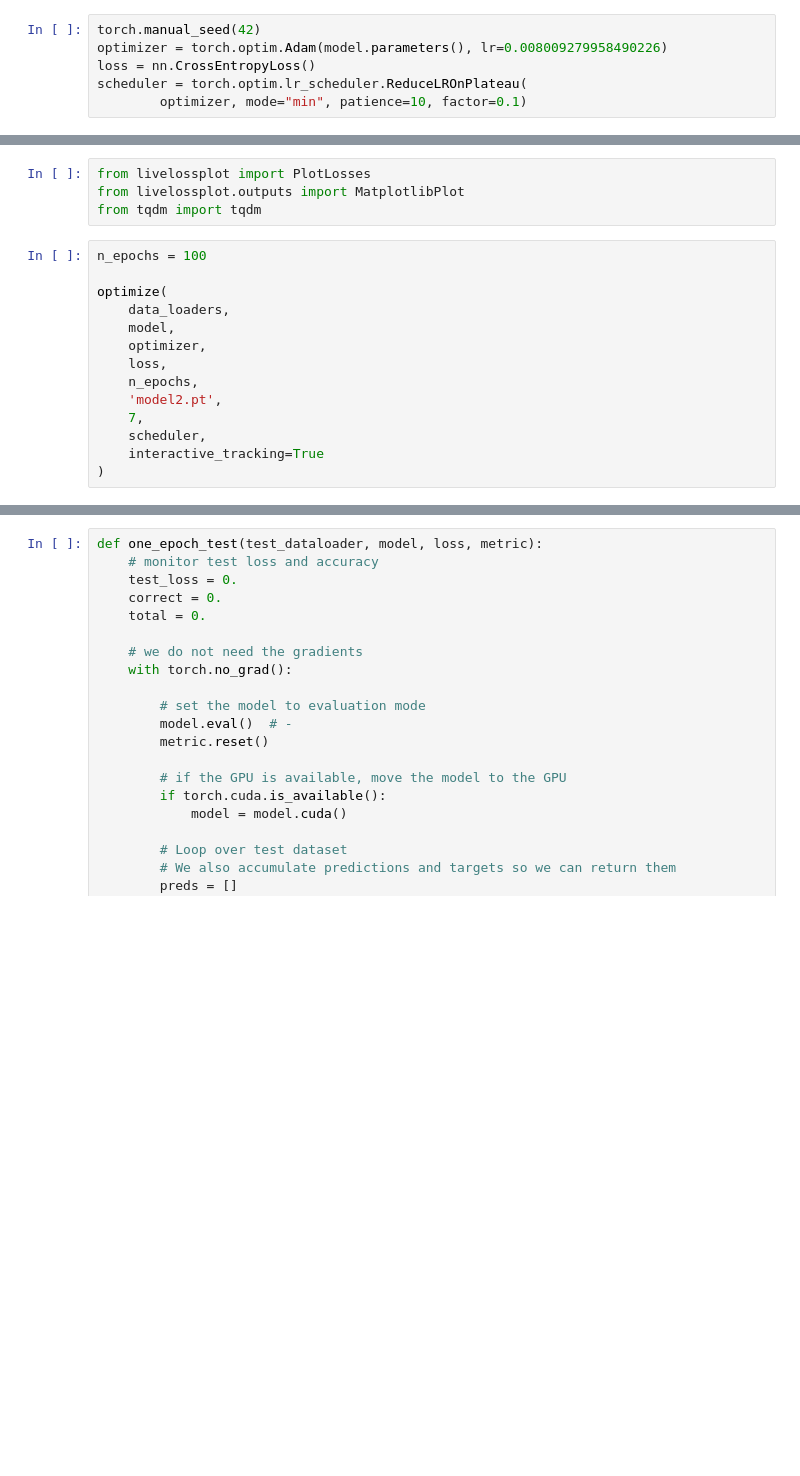
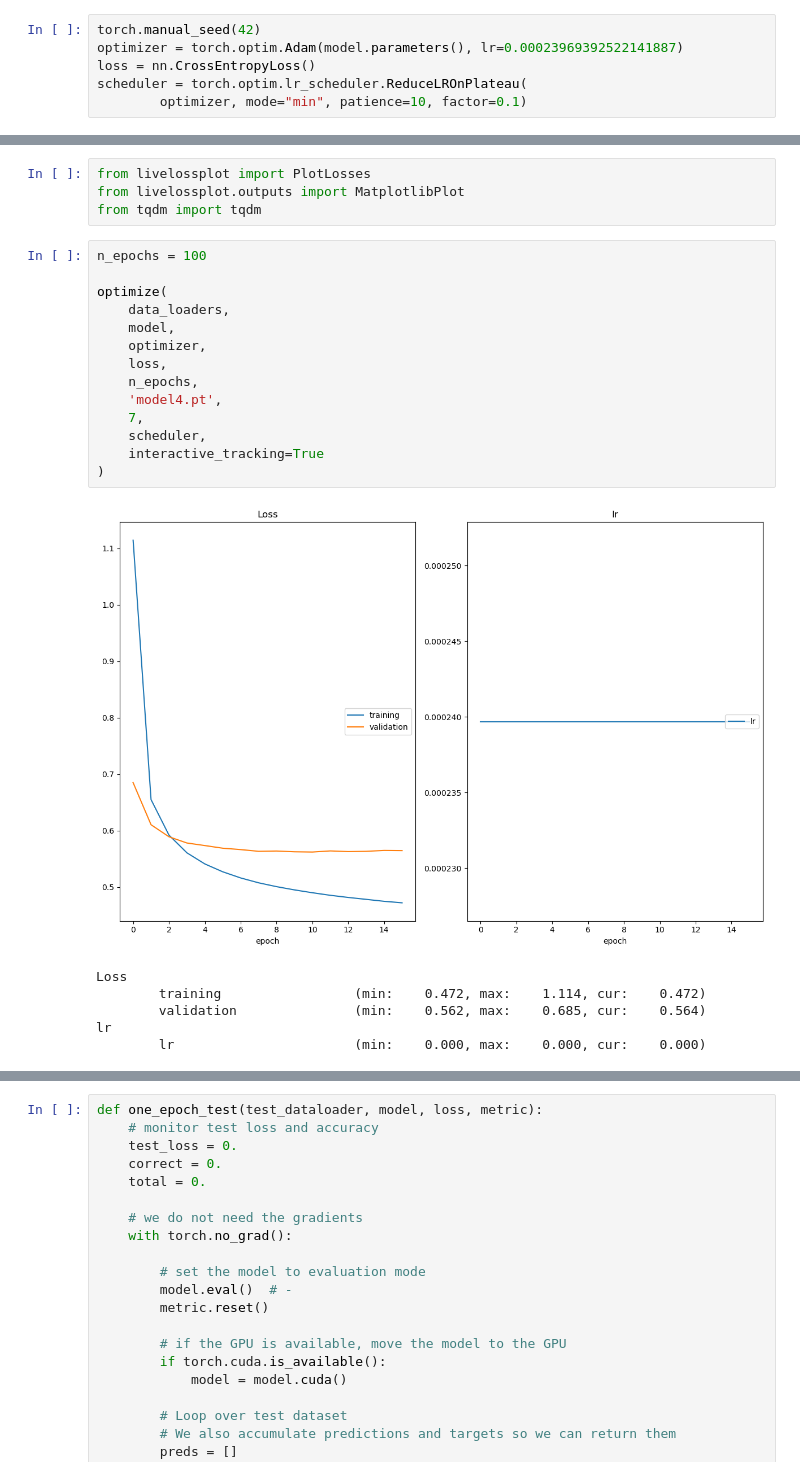
Before and after one commit to gw3ntd/ml2_proj4, a Jupyter notebook: bach.ipynb, the cells around one changed output, grey strips where cells are left out. Drawn from its saved outputs; the diff is of its cells as text; blank space fills up the shorter version.

Commit message:
model4

```diff
--- a/bach.ipynb
+++ b/bach.ipynb
@@ -312,7 +329,7 @@ model = BachModel().to(device)
 import torchmetrics
 # %%
 torch.manual_seed(42)
-optimizer = torch.optim.Adam(model.parameters(), lr=0.008009279958490226)
+optimizer = torch.optim.Adam(model.parameters(), lr=0.00023969392522141887)
 loss = nn.CrossEntropyLoss()
 scheduler = torch.optim.lr_scheduler.ReduceLROnPlateau(
         optimizer, mode="min", patience=10, factor=0.1)
@@ -417,14 +434,21 @@ from tqdm import tqdm
 # %%
 n_epochs = 100
 
 optimize(
     data_loaders,
     model,
     optimizer,
     loss,
     n_epochs,
-    'model2.pt',
+    'model4.pt',
     7,
     scheduler,
     interactive_tracking=True
 )
+# %% [output]
+[figure, added]
+Loss
+        training                 (min:    0.472, max:    1.114, cur:    0.472)
+        validation               (min:    0.562, max:    0.685, cur:    0.564)
+lr
+        lr                       (min:    0.000, max:    0.000, cur:    0.000)
```
Also changed, not shown: parts of 10 cells of this notebook, 3 other files.
